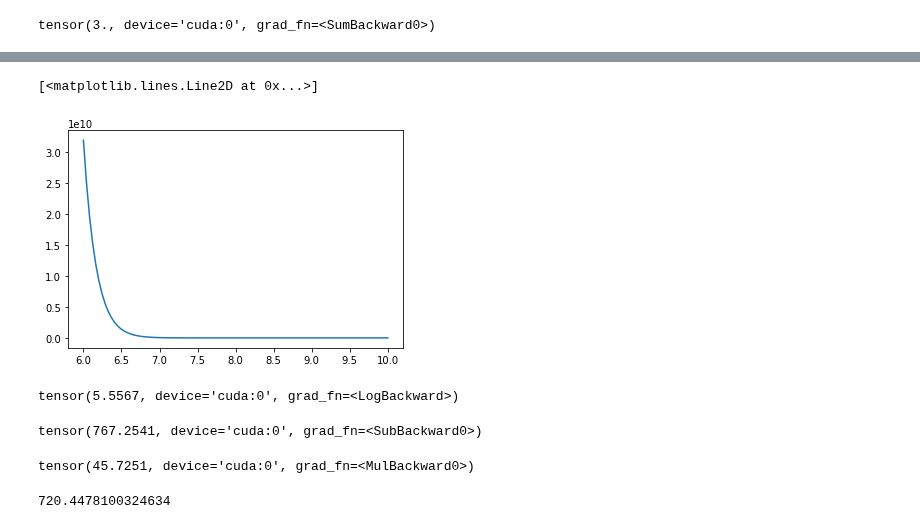
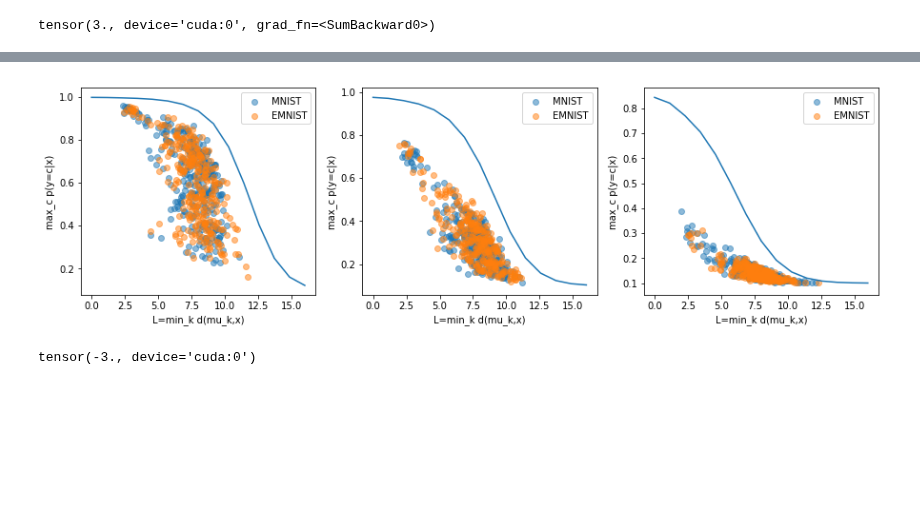
Before and after one commit to AlexMeinke/certified-certain-uncertainty, a Jupyter notebook: AdversarialAttack.ipynb, the cells around one changed output, grey strips where cells are left out. Saved outputs shown, nothing was run; the diff lists cells and outputs as text; code cells hidden in the pictures; blank space fills up the shorter version.

```diff
--- a/AdversarialAttack.ipynb
+++ b/AdversarialAttack.ipynb
@@ -364,7 +320,0 @@ tensor(-761.4154, device='cuda:0', grad_fn=<LogsumexpBackward>)
-# %%
-def bound(L):
-    xi = (robust_model.gmm.calculate_bound(L**2)-robust_model.log_pz_lam).exp()
-    return .1*(1+10*xi)/(1+xi)
-# %%
-xv = np.linspace(6,10.,100)
-plt.plot(xv, [bound(x) for x in xv])
@@ -387,21 +321,42 @@ plt.plot(xv, [bound(x) for x in xv])
-# %%
-plt.plot(xv, [(robust_model.gmm.calculate_bound(x**2)-robust_model.log_pz_lam).exp() for x in xv])
-# %% [output]
-[<matplotlib.lines.Line2D at 0x...>]
-[figure, removed]
-# %%
-torch.log(9*robust_model.gmm.alpha.sum()/.1)
-# %% [output]
-tensor(5.5567, device='cuda:0', grad_fn=<LogBackward>)
-# %%
-(torch.log(9*robust_model.gmm.alpha.sum()/1.)-robust_model.log_pz_lam)
-# %% [output]
-tensor(767.2541, device='cuda:0', grad_fn=<SubBackward0>)
-# %%
-2*robust_model.gmm.logvar.max().exp()
-# %% [output]
-tensor(45.7251, device='cuda:0', grad_fn=<MulBackward0>)
-# %%
-np.log(np.sqrt(2*np.pi))*784
-# %% [output]
-720.4478100324634
+# %%
+robust_model.log_pz_lam.data -= 5.
+plt.figure(figsize=(15,4))
+
+
+def bound(L):
+    xi = (robust_model.gmm.calculate_bound(L)-robust_model.log_pz_lam).exp()
+    return .1*(1+10*xi)/(1+xi)
+
+for i in range(3):
+    plt.subplot(1,3,i+1)
+    robust_model.log_pz_lam.data += 2.
+    xv = np.linspace(0, 16.,15.)
+    bo = plt.plot(xv, [bound(x) for x in xv])
+
+    n = 3
+    data = []
+    for _ in range(n):
+        data.append(enumerate(dl.EMNIST_train_loader).__next__()[1][0])
+    data = torch.cat(data, dim=0)
+    Lv = (data.view(n*100,784)[:,None,:]-dl.X_MNIST[None,:,:]).norm(dim=2).min(dim=1)[0]
+    y = robust_model(data.to(device)).max(dim=1)[0].exp()
+    ms = plt.scatter(Lv.detach(),y.detach().cpu().numpy(),alpha=.5)
+
+    data = []
+    for _ in range(n):
+        data.append(enumerate(dl.EMNIST_train_loader).__next__()[1][0])
+    data = torch.cat(data, dim=0)
+    Lv = (data.view(n*100,784)[:,None,:]-dl.X_MNIST[None,:,:]).norm(dim=2).min(dim=1)[0]
+    y = robust_model(data.to(device)).max(dim=1)[0].exp()
+    es = plt.scatter(Lv.detach(),y.detach().cpu().numpy(),alpha=.5)
+
+    plt.xlabel('L=min_k d(mu_k,x)')
+    plt.ylabel('max_c p(y=c|x)')
+    plt.legend(( ms, es),
+               ('MNIST', 'EMNIST'))
+# %% [output]
+[figure, added]
+# %%
+robust_model.log_pz_lam.data
+# %% [output]
+tensor(-3., device='cuda:0')
```
Also changed, not shown: parts of 22 cells of this notebook, 2 other files.
